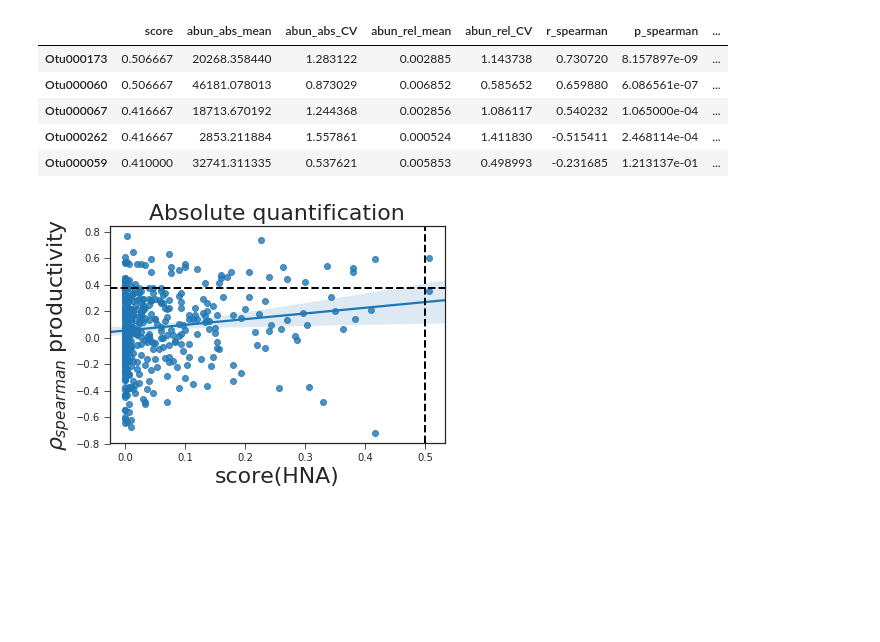
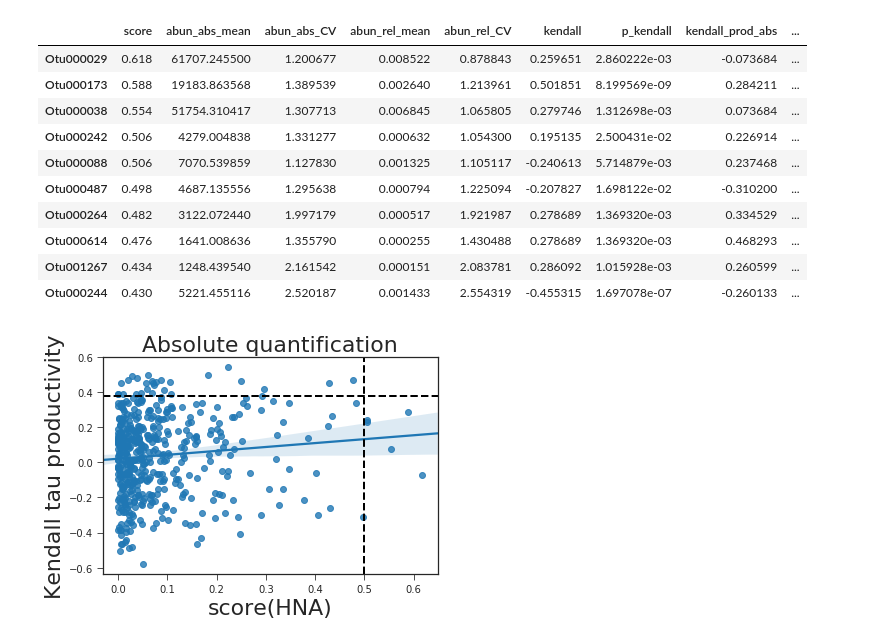
Before and after one commit to rprops/HNA_LNA_productivity, a Jupyter notebook: productivity_5seq10_Muskegon.ipynb, the cells around one changed output. Saved outputs shown, nothing was run; the diff lists cells and outputs as text; code cells hidden in the pictures; blank space fills up the shorter version.

```diff
--- a/productivity_5seq10_Muskegon.ipynb
+++ b/productivity_5seq10_Muskegon.ipynb
@@ -66,41 +71,51 @@ tot_bacprod = productivity.loc[:,'tot_bacprod'].dropna()
 index_prod = tot_bacprod[tot_bacprod.values < 90].index
 prod = productivity.loc[index_prod,'tot_bacprod']
 # %%
-r_spearman_abs = np.zeros(hna_scores.shape[0])
-p_spearman_abs = np.zeros(hna_scores.shape[0])
-r_spearman_rel = np.zeros(hna_scores.shape[0])
-p_spearman_rel = np.zeros(hna_scores.shape[0])
+kendall_abs = np.zeros(hna_scores.shape[0])
+p_kendall_abs = np.zeros(hna_scores.shape[0])
+kendall_rel = np.zeros(hna_scores.shape[0])
+p_kendall_rel = np.zeros(hna_scores.shape[0])
+kendall_clr = np.zeros(hna_scores.shape[0])
+p_kendall_clr = np.zeros(hna_scores.shape[0])
 
 i=0
 for otu in hna_scores.index:
-    r_spearman_abs[i], p_spearman_abs[i] = spearmanr(data_abs.loc[index_prod,otu],prod,axis=0, nan_policy='omit')
-    r_spearman_rel[i], p_spearman_rel[i] = spearmanr(data_rel.loc[index_prod,otu],prod,axis=0, nan_policy='omit')
+    kendall_abs[i], p_kendall_abs[i] = kendalltau(data_abs.loc[index_prod,otu],prod)
+    kendall_rel[i], p_kendall_rel[i] = kendalltau(data_rel.loc[index_prod,otu],prod)
+    kendall_clr[i], p_kendall_clr[i] = kendalltau(data_rel_clr.loc[index_prod,otu],prod)
     i+=1
 
-hna_scores['r_spearman_prod_abs'] = r_spearman_abs
-hna_scores['p_spearman_prod_abs'] = p_spearman_abs
-hna_scores['r_spearman_prod_rel'] = r_spearman_rel
-hna_scores['p_spearman_prod_rel'] = p_spearman_rel
+hna_scores['kendall_prod_abs'] = kendall_abs
+hna_scores['p_kendall_prod_abs'] = p_kendall_abs
+hna_scores['kendall_prod_rel'] = kendall_rel
+hna_scores['p_kendall_prod_rel'] = p_kendall_rel
+hna_scores['kendall_prod_clr'] = kendall_clr
+hna_scores['p_kendall_prod_clr'] = p_kendall_clr
 # %%
-display(hna_scores.head(5))
+display(hna_scores.head(10))
 # %% [output]
-|  | score | abun_abs_mean | abun_abs_CV | abun_rel_mean | abun_rel_CV | r_spearman | p_spearman | ... |
-| Otu000173 | 0.506667 | 20268.358440 | 1.283122 | 0.002885 | 1.143738 | 0.730720 | 8.157897e-09 | ... |
-| Otu000060 | 0.506667 | 46181.078013 | 0.873029 | 0.006852 | 0.585652 | 0.659880 | 6.086561e-07 | ... |
-| Otu000067 | 0.416667 | 18713.670192 | 1.244368 | 0.002856 | 1.086117 | 0.540232 | 1.065000e-04 | ... |
-| Otu000262 | 0.416667 | 2853.211884 | 1.557861 | 0.000524 | 1.411830 | -0.515411 | 2.468114e-04 | ... |
-| Otu000059 | 0.410000 | 32741.311335 | 0.537621 | 0.005853 | 0.498993 | -0.231685 | 1.213137e-01 | ... |
+|  | score | abun_abs_mean | abun_abs_CV | abun_rel_mean | abun_rel_CV | kendall | p_kendall | kendall_prod_abs | ... |
+| Otu000029 | 0.618 | 61707.245500 | 1.200677 | 0.008522 | 0.878843 | 0.259651 | 2.860222e-03 | -0.073684 | ... |
+| Otu000173 | 0.588 | 19183.863568 | 1.389539 | 0.002640 | 1.213961 | 0.501851 | 8.199569e-09 | 0.284211 | ... |
+| Otu000038 | 0.554 | 51754.310417 | 1.307713 | 0.006845 | 1.065805 | 0.279746 | 1.312698e-03 | 0.073684 | ... |
+| Otu000242 | 0.506 | 4279.004838 | 1.331277 | 0.000632 | 1.054300 | 0.195135 | 2.500431e-02 | 0.226914 | ... |
+| Otu000088 | 0.506 | 7070.539859 | 1.127830 | 0.001325 | 1.105117 | -0.240613 | 5.714879e-03 | 0.237468 | ... |
+| Otu000487 | 0.498 | 4687.135556 | 1.295638 | 0.000794 | 1.225094 | -0.207827 | 1.698122e-02 | -0.310200 | ... |
+| Otu000264 | 0.482 | 3122.072440 | 1.997179 | 0.000517 | 1.921987 | 0.278689 | 1.369320e-03 | 0.334529 | ... |
+| Otu000614 | 0.476 | 1641.008636 | 1.355790 | 0.000255 | 1.430488 | 0.278689 | 1.369320e-03 | 0.468293 | ... |
+| Otu001267 | 0.434 | 1248.439540 | 2.161542 | 0.000151 | 2.083781 | 0.286092 | 1.015928e-03 | 0.260599 | ... |
+| Otu000244 | 0.430 | 5221.455116 | 2.520187 | 0.001433 | 2.554319 | -0.455315 | 1.697078e-07 | -0.260133 | ... |
 # %%
 plt.figure()
-sns.regplot(x=hna_scores.loc[:,'score'],y=hna_scores.loc[:,'r_spearman_prod_abs'])
+sns.regplot(x=hna_scores.loc[:,'score'],y=hna_scores.loc[:,'kendall_prod_abs'])
 plt.xlabel('score(HNA)', size=22)
 plt.xticks(size=10)
-plt.ylabel(r'$\rho_{spearman}$ productivity', size=22)
+plt.ylabel('Kendall tau productivity', size=22)
 plt.yticks(size=10)
 plt.axhline(y=0.377, linewidth=2, linestyle='--', color = 'k')
 plt.axvline(x=0.5, linewidth=2, linestyle='--', color = 'k')
 plt.title('Absolute quantification', size=22)
 plt.show()
 # %% [output]
-[figure, old version]
+[figure, new version]
 # %%
```
Also changed, not shown: parts of 12 cells of this notebook, 1 other file.
